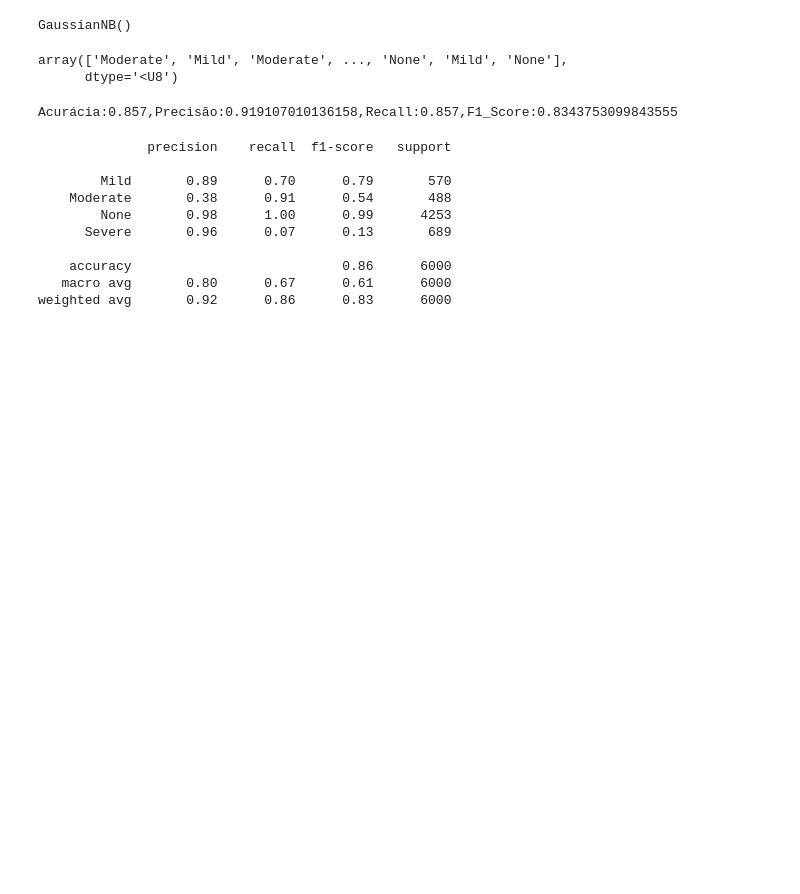
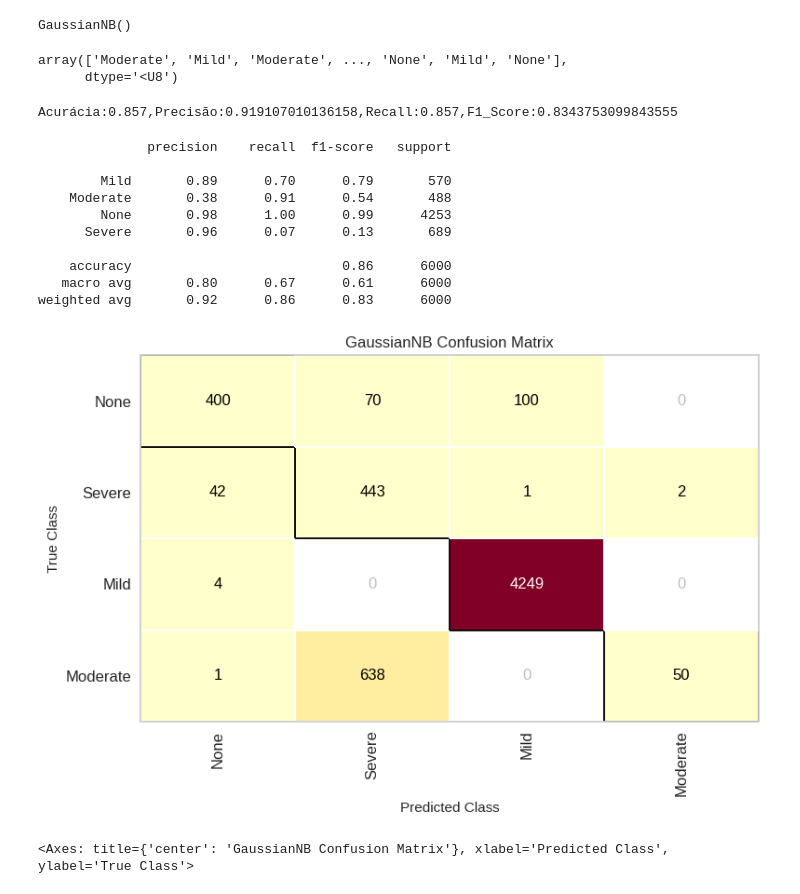
Before and after one commit to walperju/GoogleCollab, a Jupyter notebook: NaiveBayes.ipynb, the cells around one changed output. Cells and saved outputs as stored; diff of their text form; code cells hidden in the pictures; blank space fills up the shorter version.

```diff
--- a/NaiveBayes.ipynb
+++ b/NaiveBayes.ipynb
@@ -117,3 +117,11 @@ print(report)
     accuracy                           0.86      6000
    macro avg       0.80      0.67      0.61      6000
 weighted avg       0.92      0.86      0.83      6000
+# %%
+confusion = ConfusionMatrix(modelo, classes=['None', 'Severe', 'Mild', 'Moderate'])
+confusion.fit(X_treinamento, Y_treinamento)
+confusion.score(X_test, Y_test)
+confusion.poof()
+# %% [output]
+[figure, added]
+<Axes: title={'center': 'GaussianNB Confusion Matrix'}, xlabel='Predicted Class', ylabel='True Class'>
```
